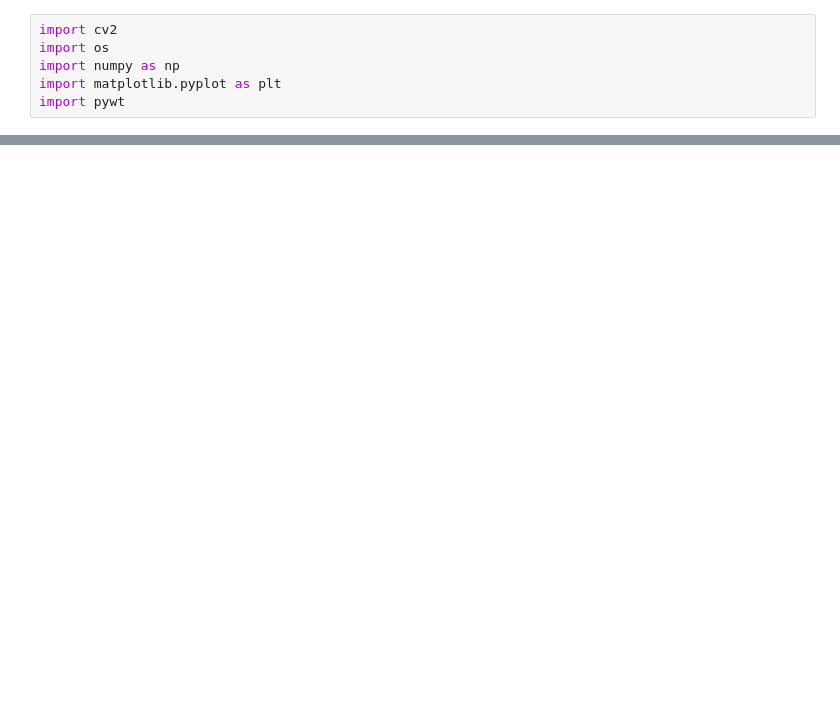
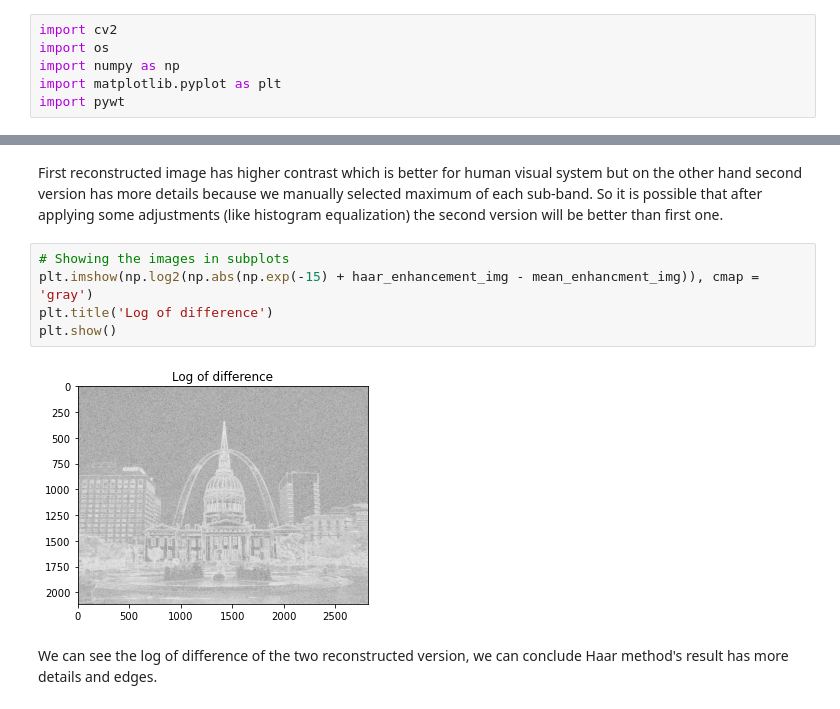
Before and after one commit to erfansobhaei/imgprcsings, a Jupyter notebook: part3/problem4/ImageEnhancement.ipynb, the cells around one changed output, grey strips where cells are left out. Drawn from its saved outputs; the diff is of its cells as text; blank space fills up the shorter version.

```diff
--- a/part3/problem4/ImageEnhancement.ipynb
+++ b/part3/problem4/ImageEnhancement.ipynb
@@ -42,0 +121,11 @@ plt.show()
+# %% [markdown]
+First reconstructed image has higher contrast which is better for human visual system but on the other hand second version has more details because we manually selected maximum of each sub-band. So it is possible that after applying some adjustments (like histogram equalization) the second version will be better than first one.
+# %%
+# Showing the images in subplots
+plt.imshow(np.log2(np.abs(np.exp(-15) + haar_enhancement_img - mean_enhancment_img)), cmap = 'gray')
+plt.title('Log of difference')
+plt.show()
+# %% [output]
+[figure, added]
+# %% [markdown]
+We can see the log of difference of the two reconstructed version, we can conclude Haar method's result has more details and edges.
```
Also changed, not shown: parts of 13 cells of this notebook.
